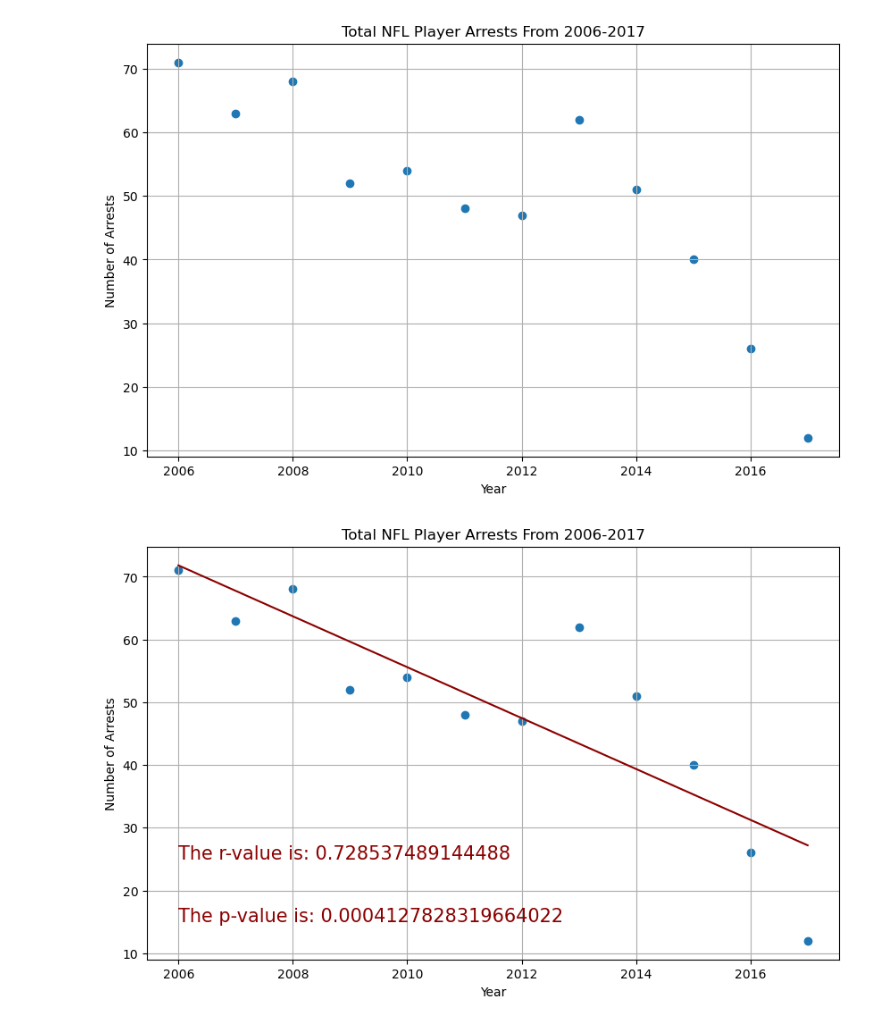
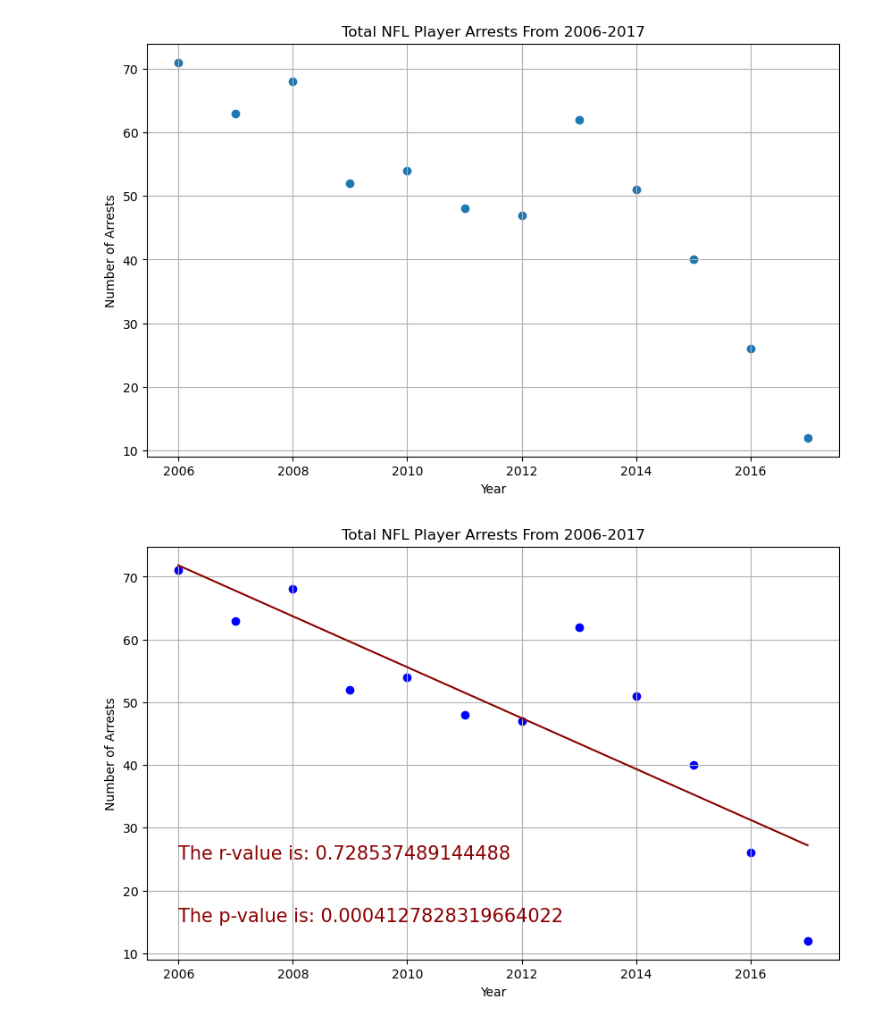
Before and after one commit to jystyn/nfl_arrest_analysis, a Jupyter notebook: 01_charts.ipynb, the cells around one changed output. Cells and saved outputs as stored; diff of their text form; code cells hidden in the pictures.

```diff
--- a/01_charts.ipynb
+++ b/01_charts.ipynb
@@ -153,22 +191,22 @@ plt.show()
 # %%
 # Linear Regression Line
 slope, intercept, rvalue, pvalue, stderr = linregress(arrests_by_year_filtered.index, arrests_by_year_filtered.values)
 regress_values = slope * arrests_by_year_filtered.index + intercept
 line_eq = line_eq = "y = " + str(round(slope,2)) + "x +" + str(round(intercept,2))
 coordinates1 = (2006, 25)
 coordinates2 = (2006, 15)
 rv = (rvalue **2)
 
 plt.figure(figsize=(10, 6))
-plt.scatter(arrests_by_year_filtered.index, arrests_by_year_filtered.values)
+plt.scatter(arrests_by_year_filtered.index, arrests_by_year_filtered.values, color='blue')
 plt.plot(arrests_by_year_filtered.index, regress_values, "darkred")
 plt.annotate(f"The r-value is: {rv}", coordinates1, fontsize=15, color='darkred')
 plt.annotate(f"The p-value is: {pvalue}", coordinates2, fontsize=15, color='darkred')
 plt.title('Total NFL Player Arrests From 2006-2017')
 plt.xlabel('Year')
 plt.ylabel('Number of Arrests')
 plt.grid(True)
 plt.show()
 # %% [output]
-[figure, old version]
+[figure, new version]
 # %%
```
Also changed, not shown: parts of 3 cells of this notebook.
